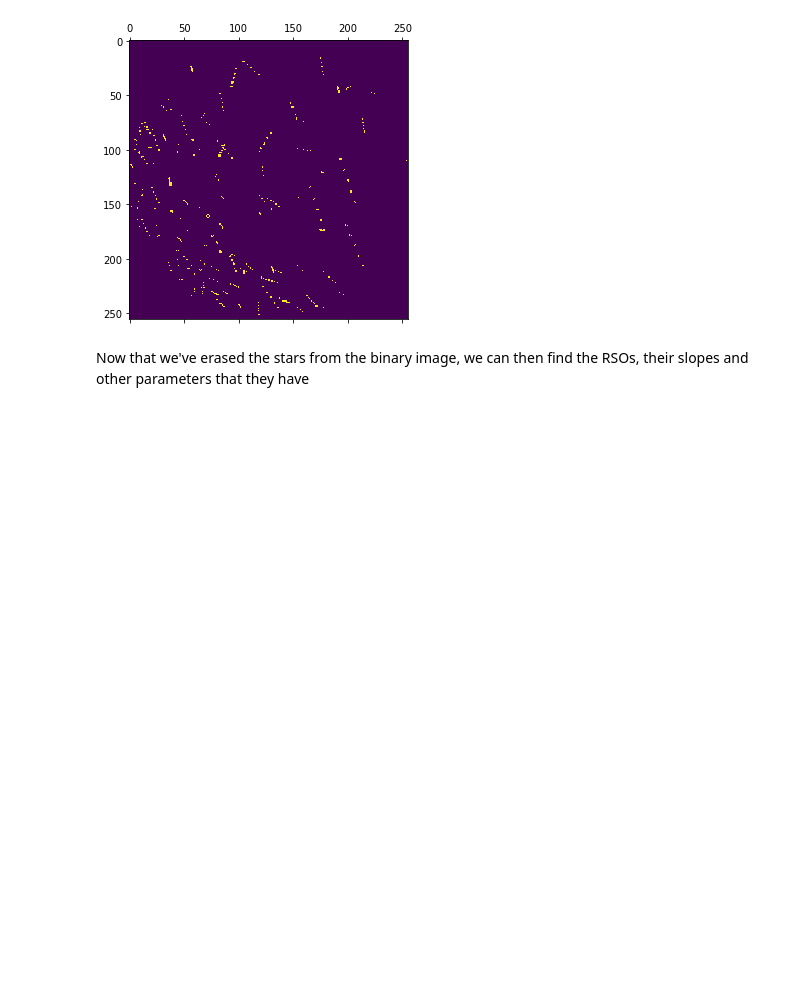
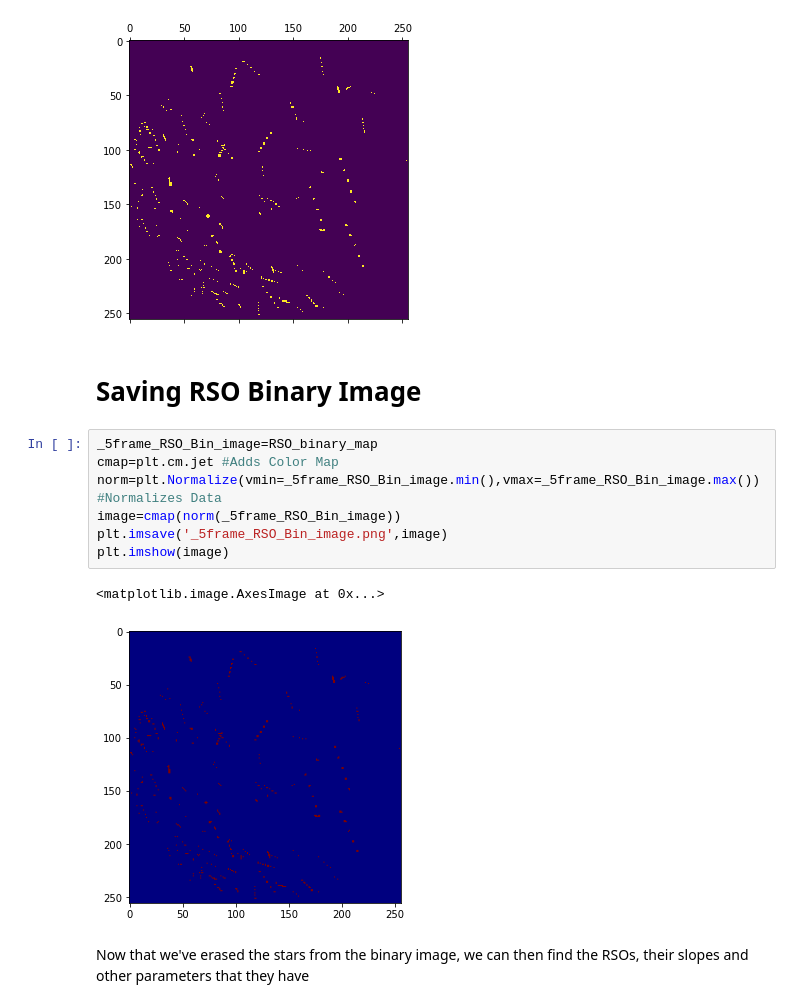
Before and after one commit to AstroStew/ESS5010-Assignment3, a Jupyter notebook: ESS5010Assignment3RoughDraft.ipynb, the cells around one changed output. Cells and saved outputs as stored; diff of their text form; blank space fills up the shorter version.

```diff
--- a/ESS5010Assignment3RoughDraft.ipynb
+++ b/ESS5010Assignment3RoughDraft.ipynb
@@ -1172,6 +1172,18 @@ plt.matshow(RSO_binary_map)
 # %% [output]
 <matplotlib.image.AxesImage at 0x...>
 [figure]
+# %% [markdown]
+# Saving RSO Binary Image
+# %%
+_5frame_RSO_Bin_image=RSO_binary_map
+cmap=plt.cm.jet #Adds Color Map
+norm=plt.Normalize(vmin=_5frame_RSO_Bin_image.min(),vmax=_5frame_RSO_Bin_image.max()) #Normalizes Data
+image=cmap(norm(_5frame_RSO_Bin_image))
+plt.imsave('_5frame_RSO_Bin_image.png',image)
+plt.imshow(image)
+# %% [output]
+<matplotlib.image.AxesImage at 0x...>
+[figure, added]
 # %% [markdown]
 Now that we've erased the stars from the binary image, we can then find the RSOs, their slopes and other parameters that they have
 # %% [markdown]
```
Also changed, not shown: parts of 7 cells of this notebook, 5 other files.
